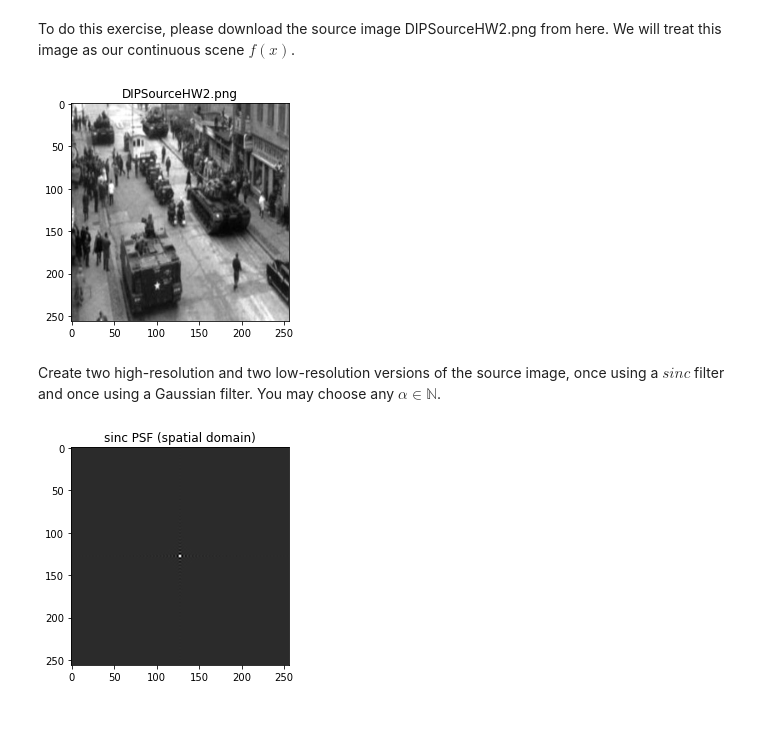
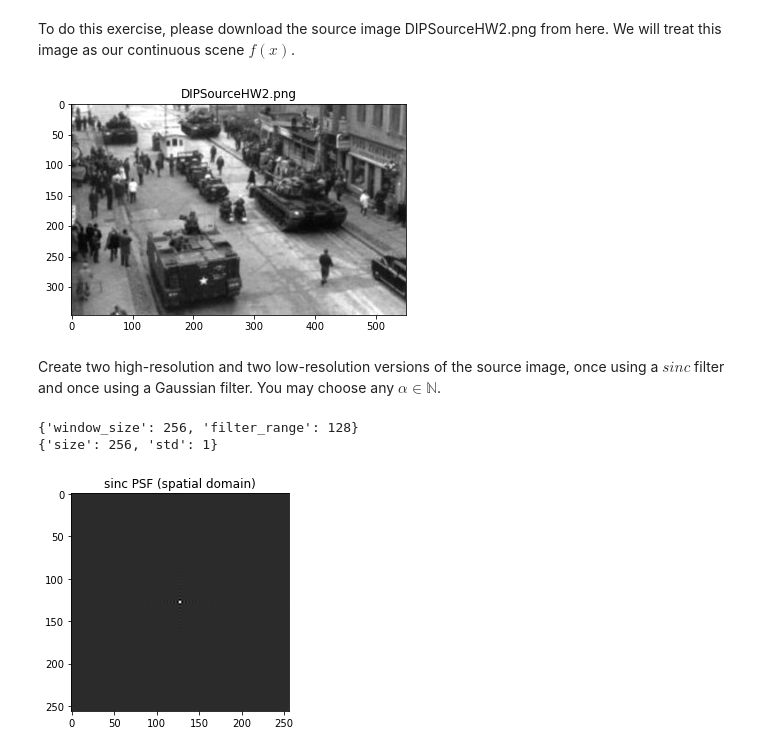
Before and after one commit to kfirgirstein/DIP_HW_cs236860, a Jupyter notebook: hw2/final.ipynb, the cells around one changed output. Drawn from its saved outputs; the diff is of its cells as text; code cells hidden in the pictures; blank space fills up the shorter version.

```diff
--- a/hw2/final.ipynb
+++ b/hw2/final.ipynb
@@ -23,13 +23,19 @@ will treat this image as our continuous scene $f (x)$.
 # %%
 image = cv2.imread(IMAGE_PATH, cv2.IMREAD_GRAYSCALE)
 if (image is None):
     raise Exception(f'image not found at {IMAGE_PATH}')
 image = image / WHITE_LEVEL  #normaliztig
-image = cv2.resize(image, (SIZE, SIZE))
 image_helper.plot_image(image, f'{IMAGE_PATH}')
 # %% [output]
-[figure, old version]
+[figure, new version]
 # %% [markdown]
 Create two high-resolution and two low-resolution versions of the source image, once
 using a $sinc$ filter and once using a Gaussian filter. You may choose any $\alpha \in \mathbb{N}$.
+# %%
+psf_service = psf.PSFManager()
+print(hyperparams.sinc_hp())
+print(hyperparams.gaussian_hp())
+# %% [output]
+{'window_size': 256, 'filter_range': 128}
+{'size': 256, 'std': 1}
 # %%
```
Also changed, not shown: parts of 5 cells of this notebook, 3 other files.
